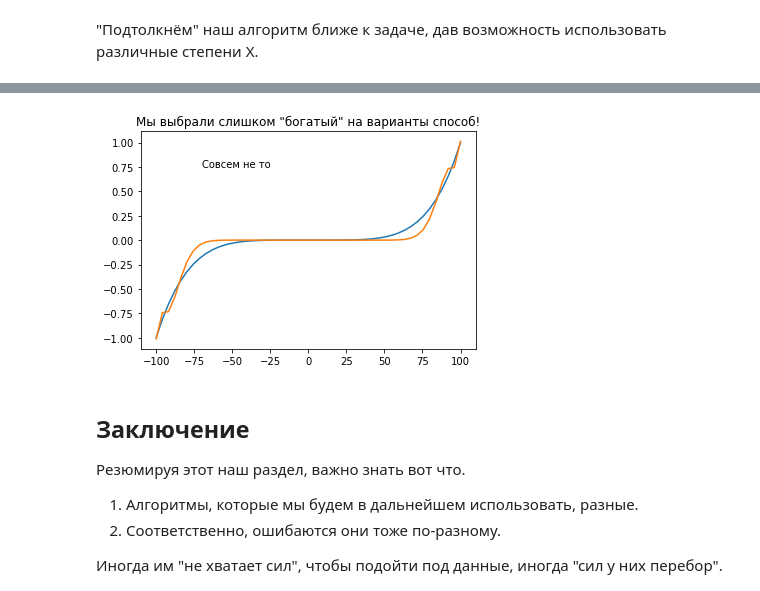
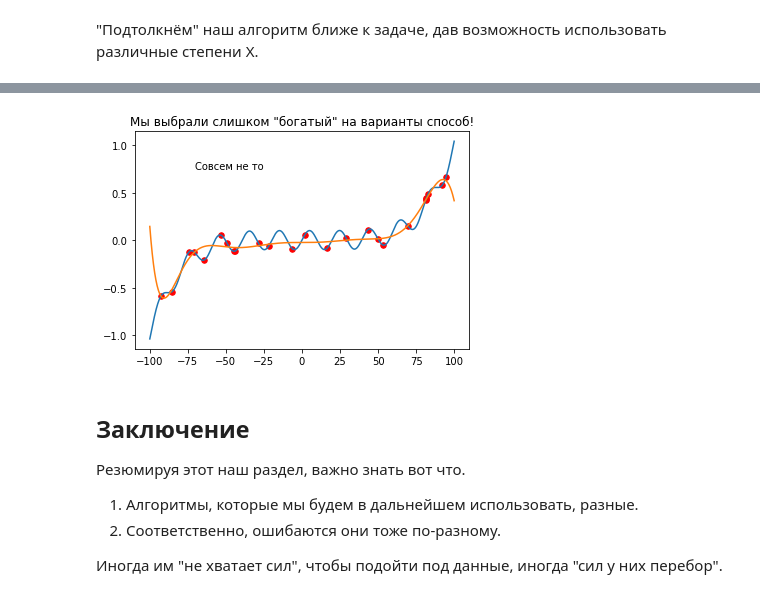
Before and after one commit to timeseries-ru/course, a Jupyter notebook: day_1.ipynb, the cells around one changed output, grey strips where cells are left out. Drawn from its saved outputs; the diff is of its cells as text; code cells hidden in the pictures.

```diff
--- a/day_1.ipynb
+++ b/day_1.ipynb
@@ -602,14 +602,18 @@ plt.annotate("Две неразделимые\nодной линией част
 
 **Ошибка разброса** - это ошибка, возникающая вследствие того, что созданная алгоритмом модель - является только приближением к некоторой "идеальной" модели, но не является ей.
 # %%
-X = np.linspace(-100, 100)
+X = np.linspace(-100, 100, 1000)
 
-Y = [
-    x ** 5 / 100 ** 5  for x in X
-]
+Y = np.array([
+    x ** 5 / 100 ** 5 + np.sin(x / np.pi) / 10  for x in X
+])
+
+np.random.seed(1)
+train_indices = np.random.randint(0, len(X), size=25)
 
 plt.title("Это наши данные. Вот уж какие есть");
 plt.plot(X, Y);
+plt.scatter(X[train_indices], Y[train_indices], s=30, c='red');
 plt.xlabel("Ось значений X");
 plt.ylabel("Ось значений Y");
 # %% [output]
@@ -650,21 +656,22 @@ plt.annotate("Уже лучше, но мы знаем, что\nэто всего
 # %%
-min_power = 18
-max_power = 24
+min_power = 1
+max_power = 10
 
 X_new = np.array([
     [(x ** power) for power in range(min_power, max_power + 1)] for x in X
 ]).reshape(len(X), -1)
 
 yhat = LinearRegression().fit(
-    X_new, np.array(Y).reshape(-1, 1)
+    X_new[train_indices], np.array(Y[train_indices]).reshape(-1, 1)
 ).predict(X_new)
 
 plt.title('Мы выбрали слишком "богатый" на варианты способ!');
 plt.plot(X, Y);
 plt.plot(X, yhat);
+plt.scatter(X[train_indices], Y[train_indices], s=30, c='red');
 plt.annotate("Совсем не то", (-70, 0.75));
 # %% [output]
-[figure, old version]
+[figure, new version]
 # %% [markdown]
 ## Заключение
 
```
Also changed, not shown: parts of 17 cells of this notebook.
